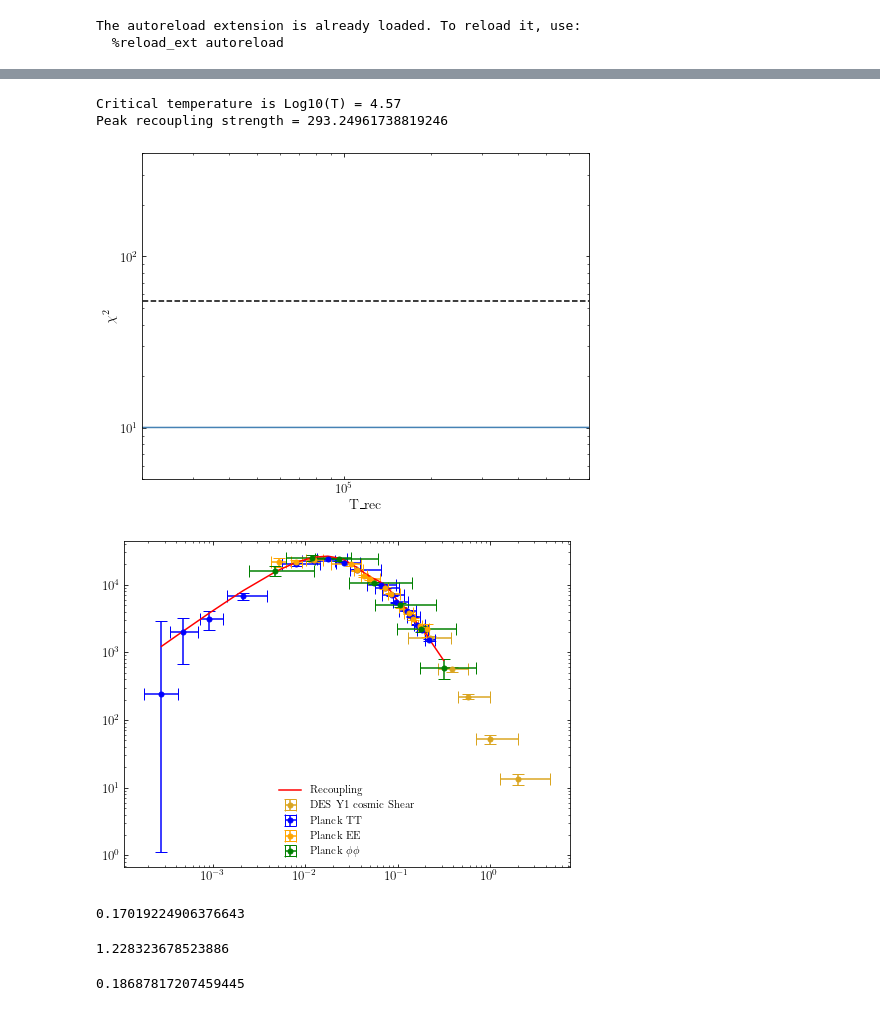
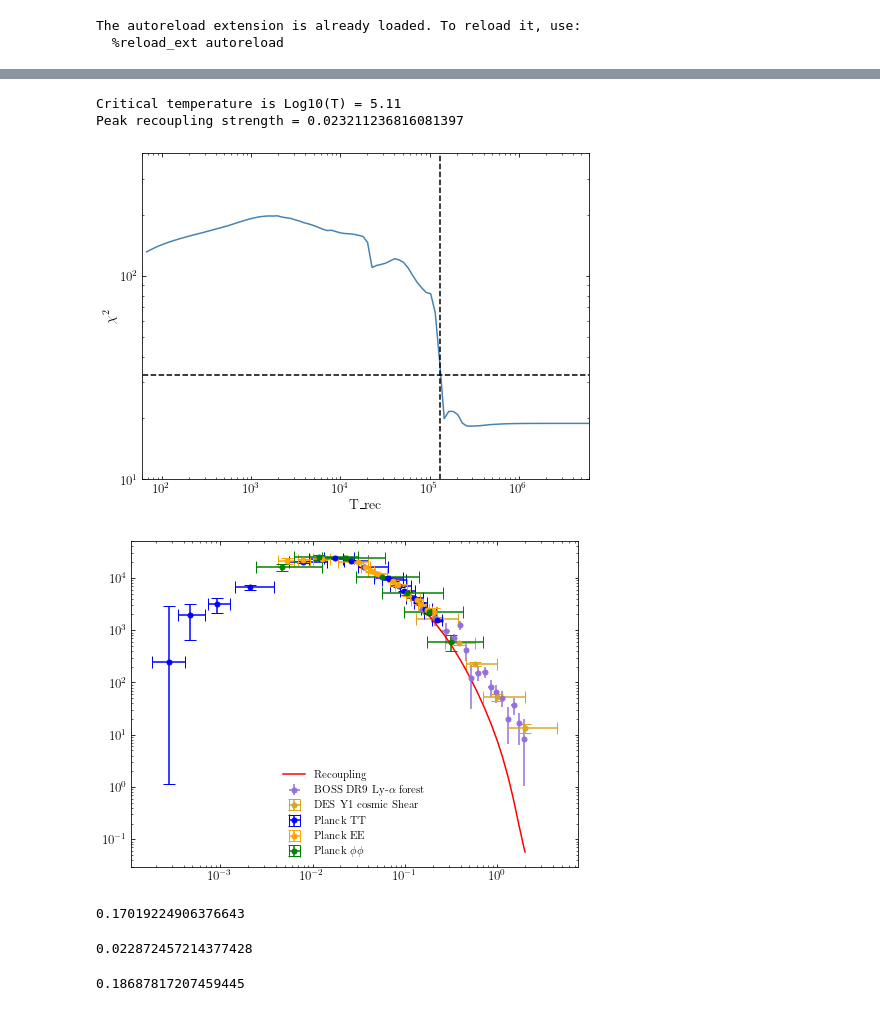
Before and after one commit to NolanSmyth/class_recoupling, a Jupyter notebook: recoupling_constraints_delta.ipynb, the cells around one changed output, grey strips where cells are left out. Saved outputs shown, nothing was run; the diff lists cells and outputs as text; code cells hidden in the pictures.

```diff
--- a/recoupling_constraints_delta.ipynb
+++ b/recoupling_constraints_delta.ipynb
@@ -145,0 +175,20 @@ plt.show()
+# %%
+def recoupling_time_new(A_rec, T_rec):
+    """Recoupling time in Mpc, defined as time spent above 1 during recoupling"""
+    # zs = np.logspace(4, 8, 20000)
+    dmus = np.array(my_dmu_idm_dr(z_data, A_rec, a_idm_dr = 1e-3, T_rec=T_rec, sigma_fac=0.02))
+    # crit_idxs = np.where(abs(1 - dmus/1e-3) < 2e-2)[0]
+    crit_idxs = np.where(abs(1 - dmus) < 5e-2)[0]
+    if len(crit_idxs) <= 1:
+        print("No recoupling found")
+        return np.nan
+    dec_idx = np.min(crit_idxs)
+    rec_idx = np.max(crit_idxs)
+    rec_duration_tau = thermo_taus_no_rec(z_data[dec_idx]).item() - thermo_taus_no_rec(z_data[rec_idx]).item()
+    # print("dec_z: {}, rec_z: {}".format(z_data[dec_idx], z_data[rec_idx]))
+
+    return rec_duration_tau
+# %%
+for i in range(len(A_recs)):
+    # print(my_dmu_idm_dr(z_data, A_recs[i], a_idm_dr = 1e-3, T_rec=T_recs[i], sigma_fac=0.02))
+    print(T_recs[i], recoupling_time_new(A_recs[i], T_recs[i]))
@@ -283,4 +283,4 @@ constraint_pk_x_var_sorted[1] = constraint_pk_x_errs_sorted[1]
 # %%
 test_pks = np.zeros(len(constraint_ks_sorted))
 for i, k in enumerate(constraint_ks_sorted):
-    test_pks[i] = pk_delta_interp((T_rec_arr[98],k))
+    test_pks[i] = pk_delta_interp((T_rec_arr[95],k))
@@ -335,35 +339,37 @@ limit_grid_chi2 = make_constraint_grid_chisquare(chi2_grid)
 # %%
-crit_idx = np.max(np.where(limit_grid_chi2==0))
+crit_idx = np.min(np.where(limit_grid_chi2==1))
 print("Critical temperature is Log10(T) = {}".format(round(np.log10(T_rec_arr[crit_idx]),2)))
 # dmus = my_dmu_idm_dr(z_data, A_recs[i], a_idm_dr = 1e-3, T_rec=T_recs[i], sigma_fac=0.02)
 dmus = my_dmu_idm_dr(z_data, A_recs[0], a_idm_dr = 1e-3, T_rec=T_recs[0], sigma_fac=0.02)
 
 print("Peak recoupling strength = {}".format(dmus[argrelextrema(dmus, np.greater)[0][0]]))
 # %% [output]
-Critical temperature is Log10(T) = 4.57
-Peak recoupling strength = 293.24961738819246
+Critical temperature is Log10(T) = 5.11
+Peak recoupling strength = 0.023211236816081397
 # %%
 plt.loglog(chi2_Ts, chi2_grid)
-plt.hlines(chi2.isf(0.05, len(constraint_ks_sorted)), 1e4, 1e6, 'k', '--')
-plt.vlines(T_rec_arr[crit_idx], 5e-1, 1e3, 'k', '--')
-plt.xlim(2e4, 7e5)
-plt.ylim(5e0, 4e2)
+plt.hlines(chi2.isf(0.05, len(constraint_ks_sorted)), 1e-5, 1e7, 'k', '--')
+plt.vlines(T_rec_arr[crit_idx], 5e-5, 1e4, 'k', '--')
+plt.xlim(6e1, 6e6)
+plt.ylim(1e1, 4e2)
 plt.xlabel("T_rec")
 plt.ylabel(r"$\chi^2$")
 plt.show()
 # %% [output]
-[figure, old version]
+[figure, new version]
 # %%
-# plt.errorbar(
-#     dfBOSS["k"],
-#     dfBOSS["P(k)"],
-#     yerr=yerrBOSS,
-#     marker="o",
-#     ms=5,
-#     color="mediumpurple",
-#     ls="none",
-#     label=r"BOSS DR9 Ly-$\alpha$ forest",
-# )
+plt.errorbar(
+    dfBOSS["X"],
+    dfBOSS["Y"],
+    yerr=yerrBOSS,
+    xerr=xerrBOSS,
+    marker="o",
+    ms=5,
+    color="mediumpurple",
+    ls="none",
+    label=r"BOSS DR9 Ly-$\alpha$ forest",
+)
+
 plt.errorbar(
     dfDES["X"],
     dfDES["Y"],
@@ -400,34 +406,34 @@ plt.errorbar(
     color="orange",
     ls="none",
     capsize=6,
     label="Planck EE",
 )
 
 plt.errorbar(
     dfPlanckPP["X"],
     dfPlanckPP["Y"],
     yerr=yerrPP,
     xerr=xerrPP,
     marker="o",
     ms=5,
     color="green",
     ls="none",
     capsize=6,
     label="Planck $\phi\phi$",
 )
 
 plt.plot(constraint_ks_sorted, test_pks, color="red", label="Recoupling")
 
 plt.xscale("log")
 plt.yscale("log")
 plt.legend()
 
 # plt.xlim(1e-2, 1e-1)
 # plt.ylim(1e3, 5e4)
 
 plt.show()
 # %% [output]
-[figure, old version]
+[figure, new version]
 # %%
 data_file=h5pydir+'class_model_data_no_rec.hdf5'
 with h5py.File(data_file, 'r') as f:
@@ -449,11 +455,11 @@ z_crit = 10**(4.8)/(2.73)
 # %%
 #k_kinetic decoupling from equation 30 of https://arxiv.org/pdf/astro-ph/0503387.pdf
 # 3.76e7 *(1e3/(100*1e9))**(1/2) *(10**(4.8)*ktoev/(30*1e6))**(1/2)
-3.76e7 *(1e3/(100*1e9))**(1/2) *(10**(4.57)*ktoev/(30*1e6))**(1/2)
+3.76e7 *(1e3/(100*1e9))**(1/2) *(10**(1.11)*ktoev/(30*1e6))**(1/2)
 
 #This lines up with the rough value of k at which we're suppressed for 10**(4.8) recoupling!
 # %% [output]
-1.228323678523886
+0.022872457214377428
 # %%
 1e-2/(aprime(thermo_taus(z_crit))/a(thermo_taus(z_crit)))
 # %% [output]
```
Also changed, not shown: parts of 35 cells of this notebook, 21 other files.
